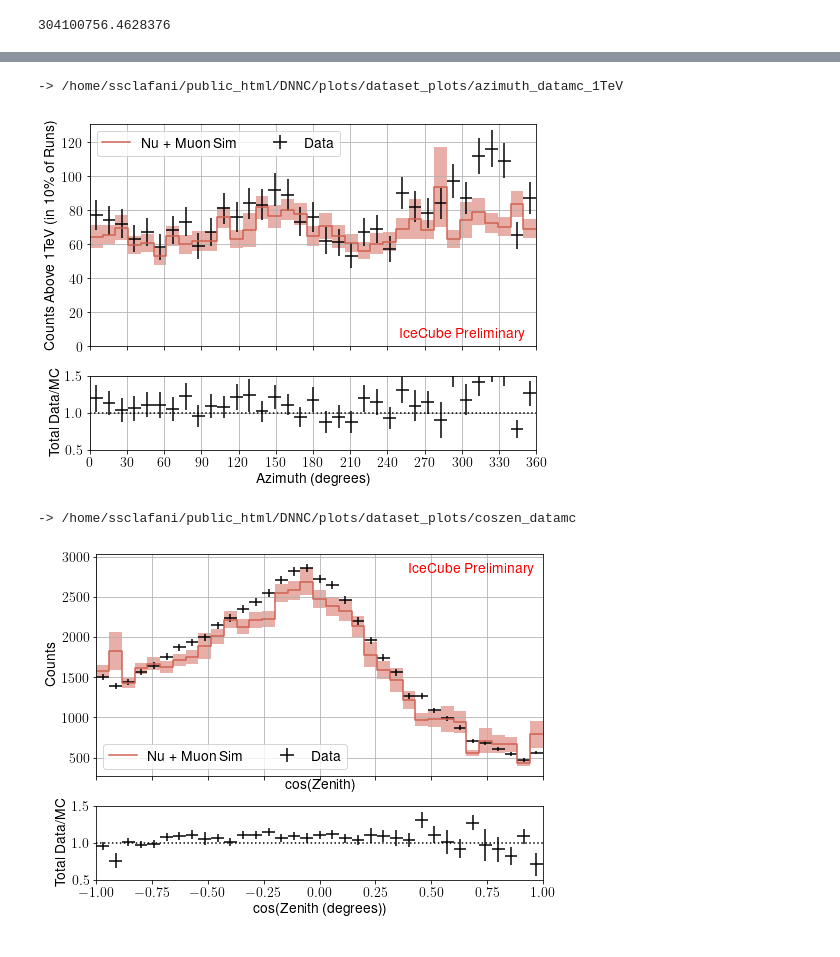
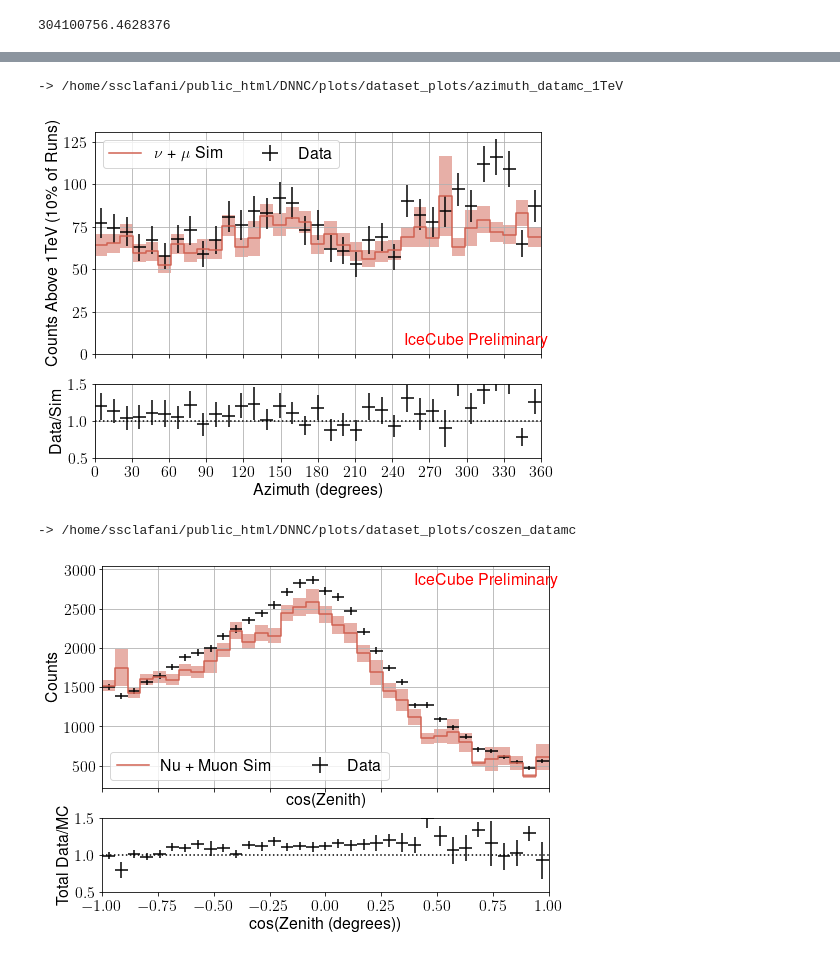
Before and after one commit to ssclafani949/DNNCascade, a Jupyter notebook: plotting/Dataset Plots.ipynb, the cells around one changed output, grey strips where cells are left out. Saved outputs shown, nothing was run; the diff lists cells and outputs as text; code cells hidden in the pictures.

```diff
--- a/plotting/Dataset Plots.ipynb
+++ b/plotting/Dataset Plots.ipynb
@@ -5,7 +5,7 @@ import numpy as np
 import matplotlib.pyplot as plt
 import histlite as hl
 from icecube import astro
-plt.rc('font', size=14)
+plt.rc('font', size=16)
 plt.rcParams.update({
     "text.usetex": True,
     "font.family": "sans-serif",
@@ -346,37 +400,37 @@ hb_ss = hl.hist(np.degrees(snowstorm[mask].EventGeneratorSelectedRecoNN_I3Partic
                 bins = bins, range=(0,360))
 
 mask = corsika.energy < 1e3
 hb_corsika = hl.hist(np.degrees(corsika[mask].EventGeneratorSelectedRecoNN_I3Particle_azimuth).values,
                 weights=((corsika[mask].weights) / 10 ) ,
                 bins = bins, range=(0,360))
 
 mask = muon.energy < 1e3
 hb_muon = hl.hist(np.degrees(muon[mask].EventGeneratorSelectedRecoNN_I3Particle_azimuth).values,
                 weights=((muon[mask].weights) / 10 ) ,
                 bins = bins, range=(0,360))
 hb_t = hb_mc + hb_corsika + hb_muon
-hl.plot1d(ax1, hb_t, errorbands=True, label='Nu + Muon Sim', color=soft_colors[1])
+hl.plot1d(ax1, hb_t, errorbands=True, label=r'$\nu$ + $\mu$ Sim', color=soft_colors[1])
 hl.plot1d(ax1, hb_data, crosses=True, label='Data' , color='k')
 ax2.set_xlabel(r'Azimuth (degrees)')
 ax1.set_ylim(0)
 ax1.set_xticks(np.arange(0,360.1,30))
 ax1.set_xlim(0,360)
 ax2.set_ylim(.5, 1.5)
-ax2.set_ylabel('Total Data/MC')
+ax2.set_ylabel('Data/Sim')
 ax2.set_yticks([0.5,1.0,1.5])
 ax2.axhline(1.0, ls=':', c='k' )
 ax1.grid()
 ax1.legend(ncol=2)
 ax2.grid()
 hl.plot1d(ax2, hb_data/hb_t, crosses=True, color='k')
 if preliminary:
     ax1.text(250, 5, 'IceCube Preliminary', c='r')
 #ax1.set_xlabel('Azimuth (degrees)')
-ax1.set_ylabel('Counts Above 1TeV (in 10\% of Runs)')
+ax1.set_ylabel('Counts Above 1TeV (10\% of Runs)')
 cy.plotting.saving(plot_dir , 'azimuth_datamc_1TeV')
 # %% [output]
 -> /home/ssclafani/public_html/DNNC/plots/dataset_plots/azimuth_datamc_1TeV
-[figure, old version]
+[figure, new version]
 # %%
 bins = 35
 fig, (ax1, ax2) = plt.subplots(2,1, figsize=(8,6), gridspec_kw = {'height_ratios':[3, 1]}, sharex=True)
@@ -399,7 +453,7 @@ hb_muon = hl.hist(np.cos(muon.EventGeneratorSelectedRecoNN_I3Particle_zenith).va
                 weights=muon.weights ,
                 bins = bins, range=(-1, 1))
 
-hb_t = hb_mc + hb_corsika + hb_muon
+hb_t = hb_mc + hb_corsika #+ hb_muon
 
 hl.plot1d(ax1, hb_t, errorbands=True, label='Nu + Muon Sim', color=soft_colors[1])
 hl.plot1d(ax1, hb_data, crosses=True, label='Data' , color='k')
@@ -421,7 +475,7 @@ ax1.set_ylabel('Counts')
 cy.plotting.saving(plot_dir , 'coszen_datamc')
 # %% [output]
 -> /home/ssclafani/public_html/DNNC/plots/dataset_plots/coszen_datamc
-[figure, old version]
+[figure, new version]
 # %%
 
 bins = 35
```
Also changed, not shown: parts of 35 cells of this notebook, 7 other files.
